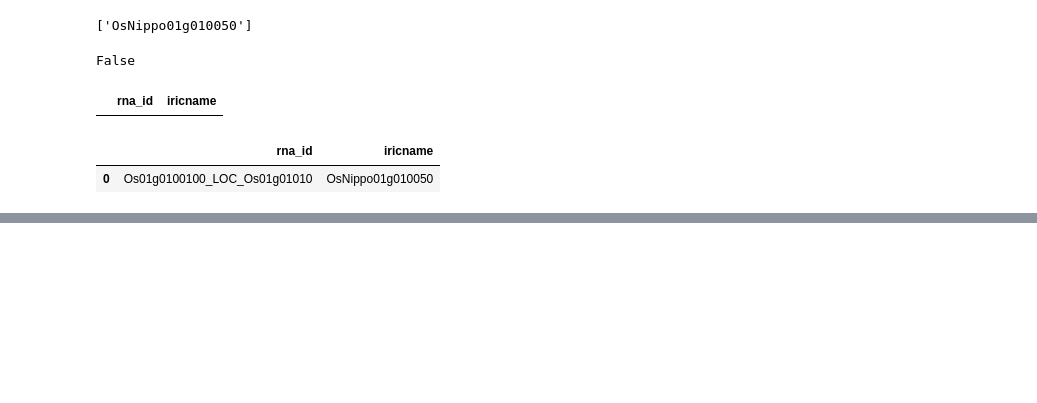
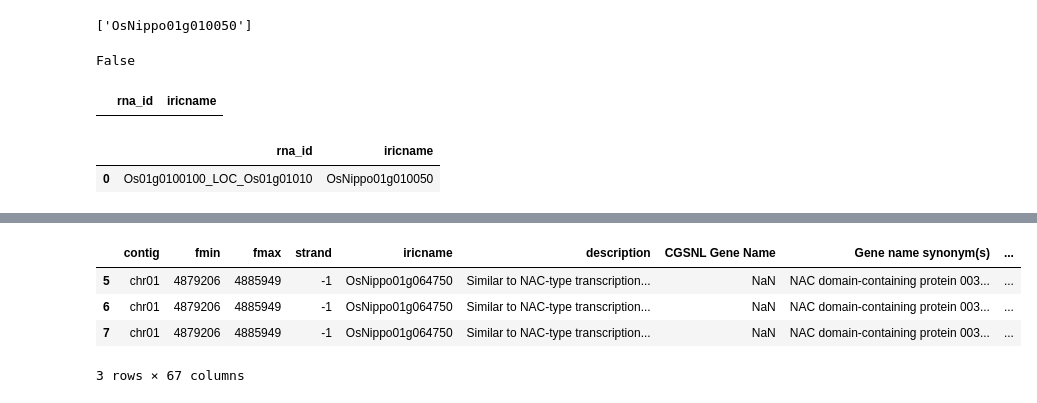
Before and after one commit to pierrelarmande/notebooks, a Jupyter notebook: gene_enrichments.ipynb, the cells around one changed output, grey strips where cells are left out. Saved outputs shown, nothing was run; the diff lists cells and outputs as text; code cells hidden in the pictures; blank space fills up the shorter version.

```diff
--- a/gene_enrichments.ipynb
+++ b/gene_enrichments.ipynb
@@ -173,0 +213,15 @@ output1.close
+# %%
+binding_dic= dict()
+for idx, line in df_TF_site.iterrows():
+  print(line[0])
+  print(mapping_msu_iric[line[0]])
+  if line[2] in mapping_msu_iric:
+    print(mapping_msu_iric[line[2]])
+    try:
+      binding_dic[mapping_msu_iric[line[0]]].append(mapping_msu_iric[line[2]])
+    except KeyError:
+      binding_dic[mapping_msu_iric[line[0]]] = [mapping_msu_iric[line[2]]]
+# %%
+pd_binding = pd.DataFrame(binding_dic.items(), columns=['iricname', 'binding_site'])
+# %%
+pd_binding.set_index("iricname", inplace = True)
@@ -173,0 +238,10 @@ output1.close
+# %%
+results = pd.merge(iric,pd_binding, on='iricname')
+# %%
+results[results['iricname']=='OsNippo01g064750']
+# %% [output]
+|  | contig | fmin | fmax | strand | iricname | description | CGSNL Gene Name | Gene name synonym(s) | ... |
+| 5 | chr01 | 4879206 | 4885949 | -1 | OsNippo01g064750 | Similar to NAC-type transcription... | NaN | NAC domain-containing protein 003... | ... |
+| 6 | chr01 | 4879206 | 4885949 | -1 | OsNippo01g064750 | Similar to NAC-type transcription... | NaN | NAC domain-containing protein 003... | ... |
+| 7 | chr01 | 4879206 | 4885949 | -1 | OsNippo01g064750 | Similar to NAC-type transcription... | NaN | NAC domain-containing protein 003... | ... |
+3 rows × 67 columns
```
Also changed, not shown: parts of 16 cells of this notebook.
